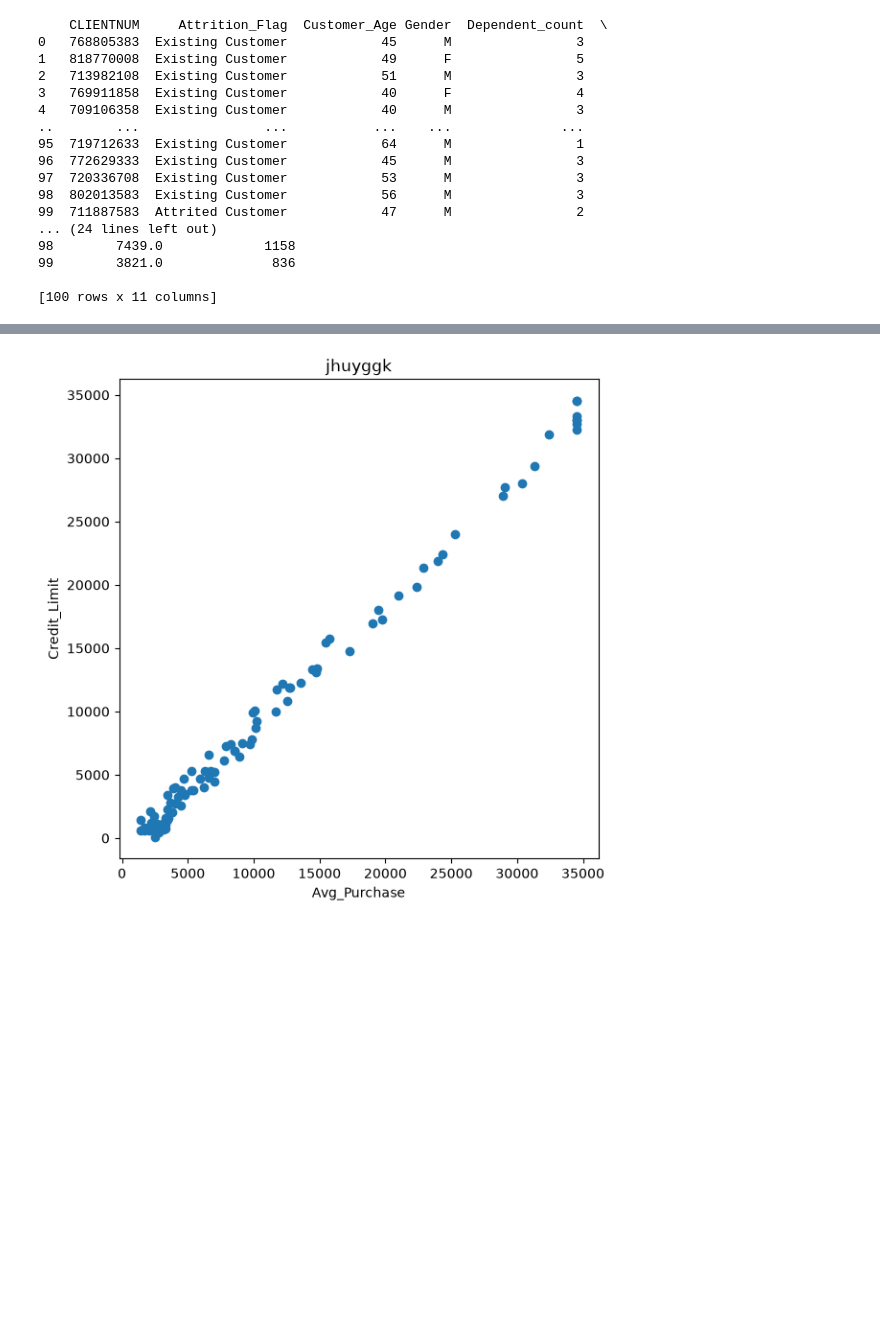
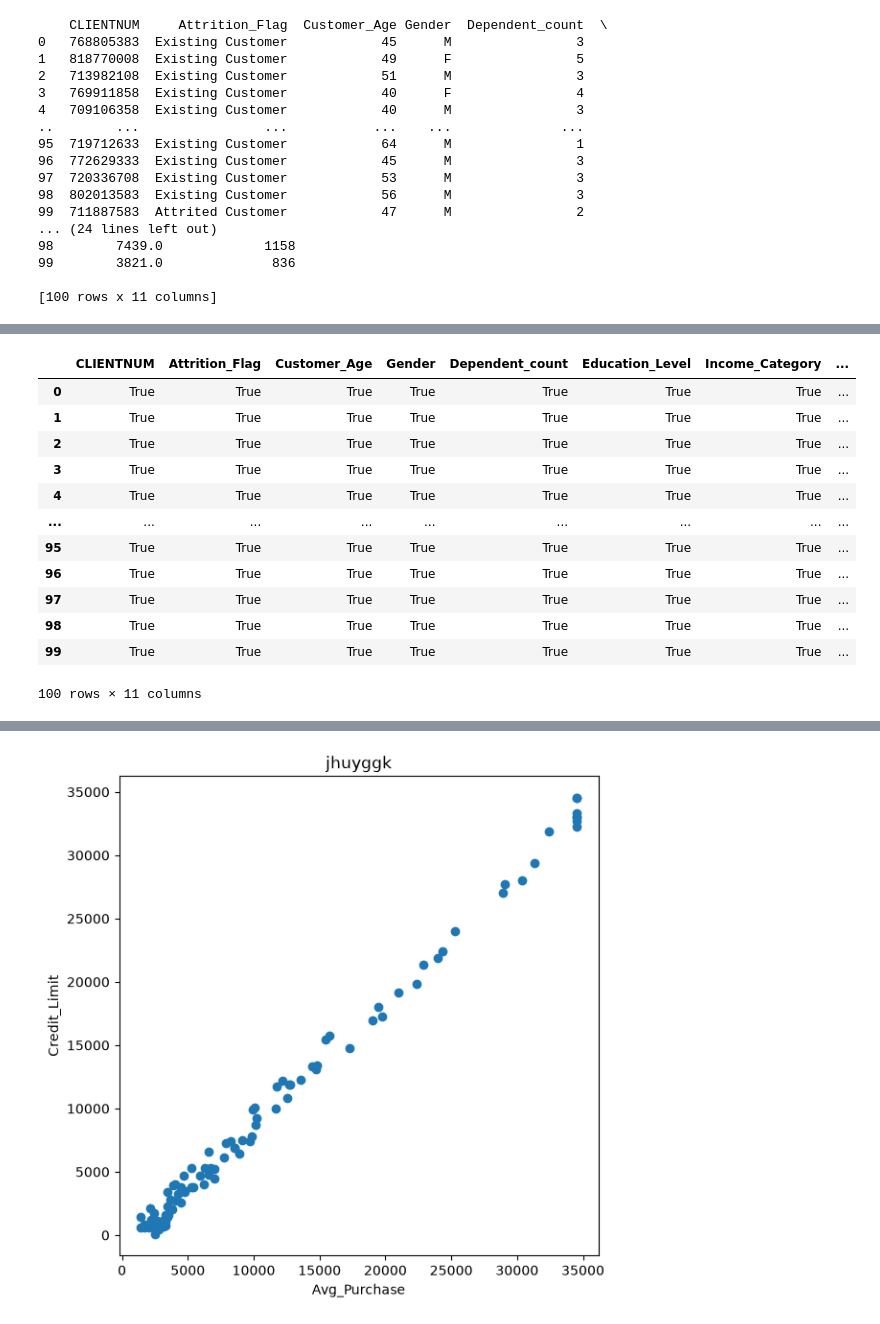
Before and after one commit to inuspendari786/practice, a Jupyter notebook: crdit.ipynb, the cells around one changed output, grey strips where cells are left out. Cells and saved outputs as stored; diff of their text form; code cells hidden in the pictures; blank space fills up the shorter version.

```diff
--- a/crdit.ipynb
+++ b/crdit.ipynb
@@ -23,0 +36,16 @@ print(df)
+# %%
+df.notnull()
+# %% [output]
+|  | CLIENTNUM | Attrition_Flag | Customer_Age | Gender | Dependent_count | Education_Level | Income_Category | ... |
+| 0 | True | True | True | True | True | True | True | ... |
+| 1 | True | True | True | True | True | True | True | ... |
+| 2 | True | True | True | True | True | True | True | ... |
+| 3 | True | True | True | True | True | True | True | ... |
+| 4 | True | True | True | True | True | True | True | ... |
+| ... | ... | ... | ... | ... | ... | ... | ... | ... |
+| 95 | True | True | True | True | True | True | True | ... |
+| 96 | True | True | True | True | True | True | True | ... |
+| 97 | True | True | True | True | True | True | True | ... |
+| 98 | True | True | True | True | True | True | True | ... |
+| 99 | True | True | True | True | True | True | True | ... |
+100 rows × 11 columns
```
Also changed, not shown: parts of 7 cells of this notebook, 25 other files.
